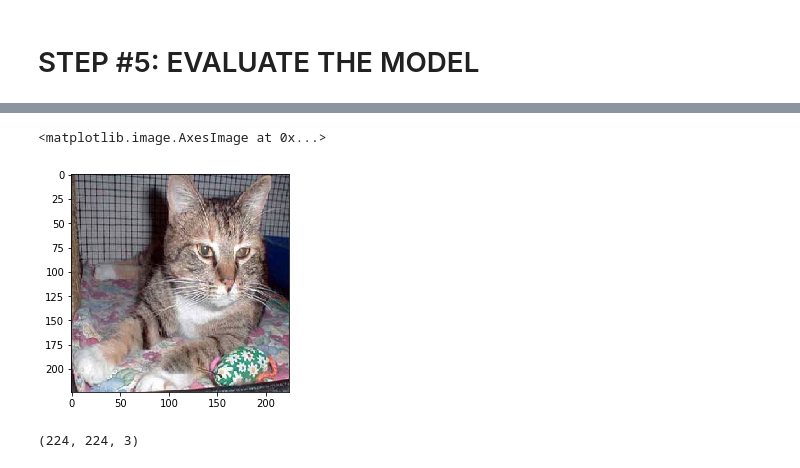
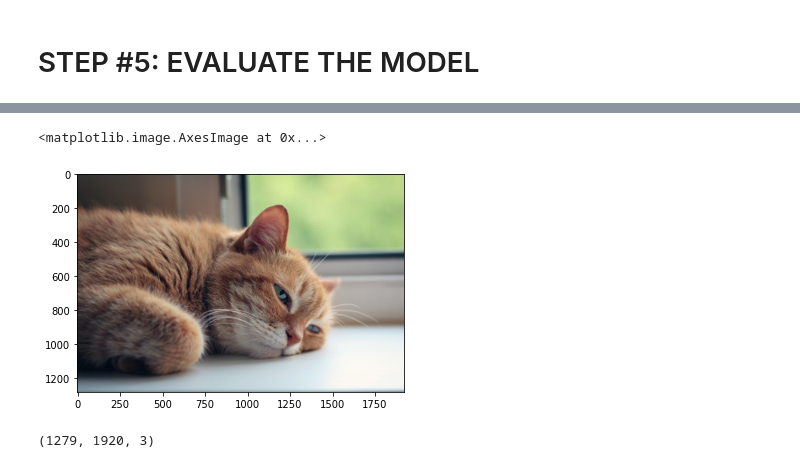
Before and after one commit to doithky/DSME, a Jupyter notebook: 160_Transfer_Learning_ResNet50.ipynb, the cells around one changed output, grey strips where cells are left out. Saved outputs shown, nothing was run; the diff lists cells and outputs as text; code cells hidden in the pictures.

```diff
--- a/160_Transfer_Learning_ResNet50.ipynb
+++ b/160_Transfer_Learning_ResNet50.ipynb
@@ -279,13 +232,21 @@ Sample_Image= tf.keras.preprocessing.image.load_img(r'/content/drive/My Drive/da
+# %%
+from PIL import Image
+from urllib import request
+
+url = "https://images.mypetlife.co.kr/content/uploads/2019/07/12153720/cat-4265304_1920.jpg"
+
+res = request.urlopen(url).read()
+img = Image.open(BytesIO(res))
 # %%
-plt.imshow(Sample_Image)
+plt.imshow(img)
 # %% [output]
 <matplotlib.image.AxesImage at 0x...>
-[figure, old version]
+[figure, new version]
 # %%
-Sample_Image = tf.keras.preprocessing.image.img_to_array(Sample_Image)
+Sample_Image = tf.keras.preprocessing.image.img_to_array(img)
 np.shape(Sample_Image)
 # %% [output]
-(224, 224, 3)
+(1279, 1920, 3)
 # %%
 Sample_Image = np.expand_dims(Sample_Image, axis = 0)
 # %%
```
Also changed, not shown: parts of 19 cells of this notebook, 10 other files.
